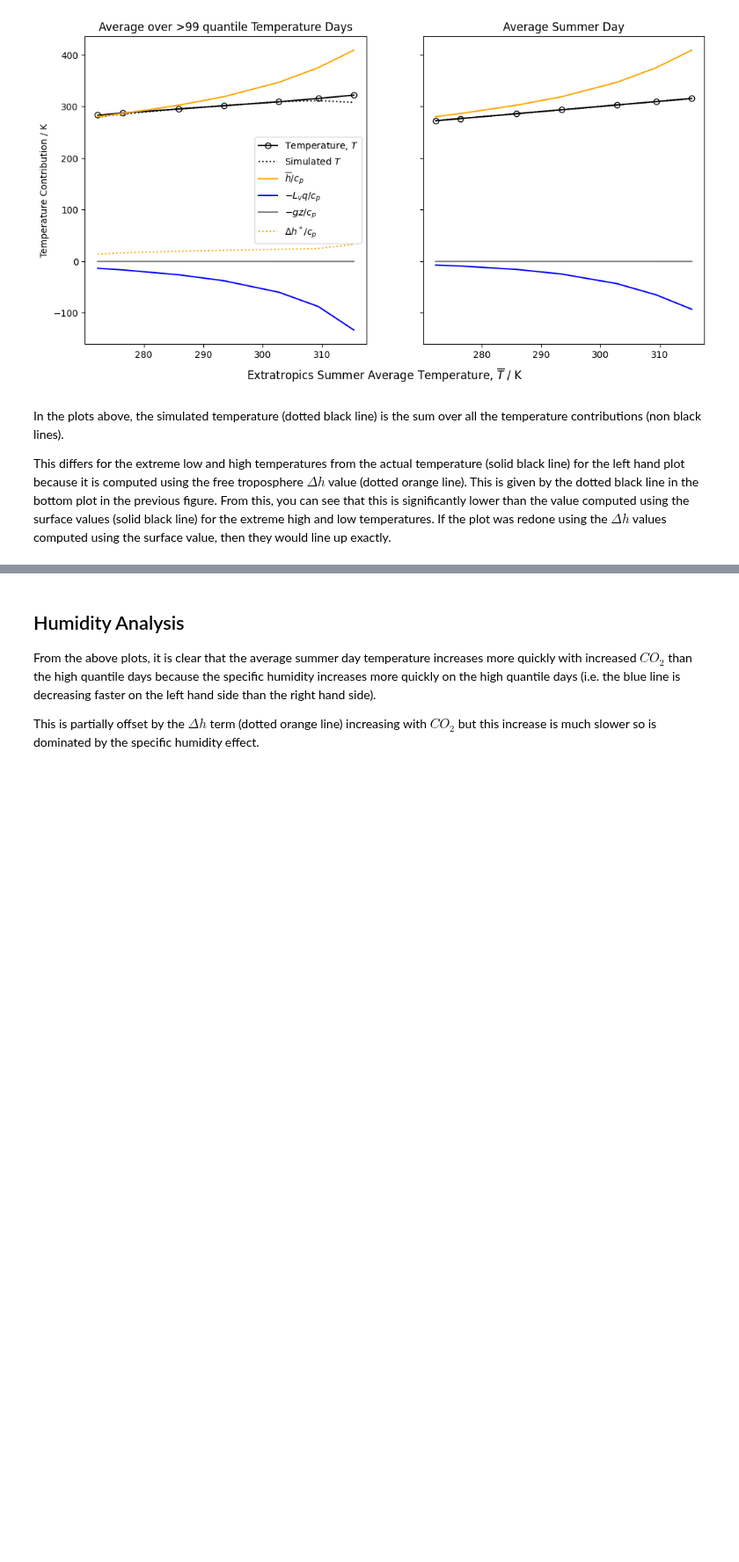
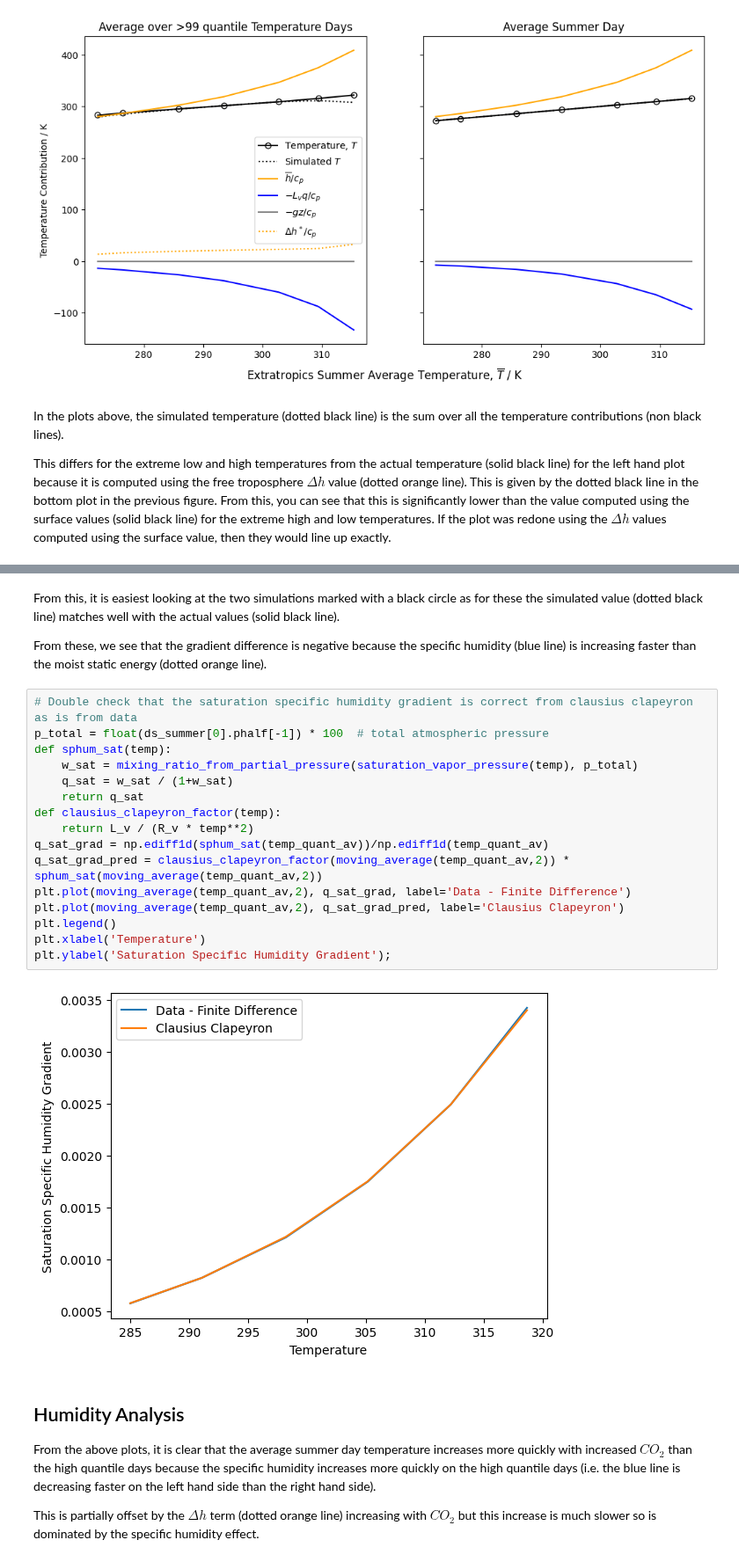
Before and after one commit to jduffield65/Isca, a Jupyter notebook: jobs/tau_sweep/aquaplanet/extratrop_extremes.ipynb, the cells around one changed output, grey strips where cells are left out. Shown at 88% size. Cells and saved outputs as stored; diff of their text form; blank space fills up the shorter version.

```diff
--- a/jobs/tau_sweep/aquaplanet/extratrop_extremes.ipynb
+++ b/jobs/tau_sweep/aquaplanet/extratrop_extremes.ipynb
@@ -240,3 +310,25 @@ This differs for the extreme low and high temperatures from the actual temperatu
+# %% [markdown]
+From this, it is easiest looking at the two simulations marked with a black circle as for these the simulated value (dotted black line) matches well with the actual values (solid black line).
+
+From these, we see that the gradient difference is negative because the specific humidity (blue line) is increasing faster than the moist static energy (dotted orange line).
+# %%
+# Double check that the saturation specific humidity gradient is correct from clausius clapeyron as is from data
+p_total = float(ds_summer[0].phalf[-1]) * 100  # total atmospheric pressure
+def sphum_sat(temp):
+    w_sat = mixing_ratio_from_partial_pressure(saturation_vapor_pressure(temp), p_total)
+    q_sat = w_sat / (1+w_sat)
+    return q_sat
+def clausius_clapeyron_factor(temp):
+    return L_v / (R_v * temp**2)
+q_sat_grad = np.ediff1d(sphum_sat(temp_quant_av))/np.ediff1d(temp_quant_av)
+q_sat_grad_pred = clausius_clapeyron_factor(moving_average(temp_quant_av,2)) * sphum_sat(moving_average(temp_quant_av,2))
+plt.plot(moving_average(temp_quant_av,2), q_sat_grad, label='Data - Finite Difference')
+plt.plot(moving_average(temp_quant_av,2), q_sat_grad_pred, label='Clausius Clapeyron')
+plt.legend()
+plt.xlabel('Temperature')
+plt.ylabel('Saturation Specific Humidity Gradient');
+# %% [output]
+[figure, added]
 # %% [markdown]
 ## Humidity Analysis
 From the above plots, it is clear that the average summer day temperature increases more quickly with increased $CO_2$ than the high quantile days because the specific humidity increases more quickly on the high quantile days (i.e. the blue line is decreasing faster on the left hand side than the right hand side).
```
Also changed, not shown: parts of 8 cells of this notebook, 9 other files.
